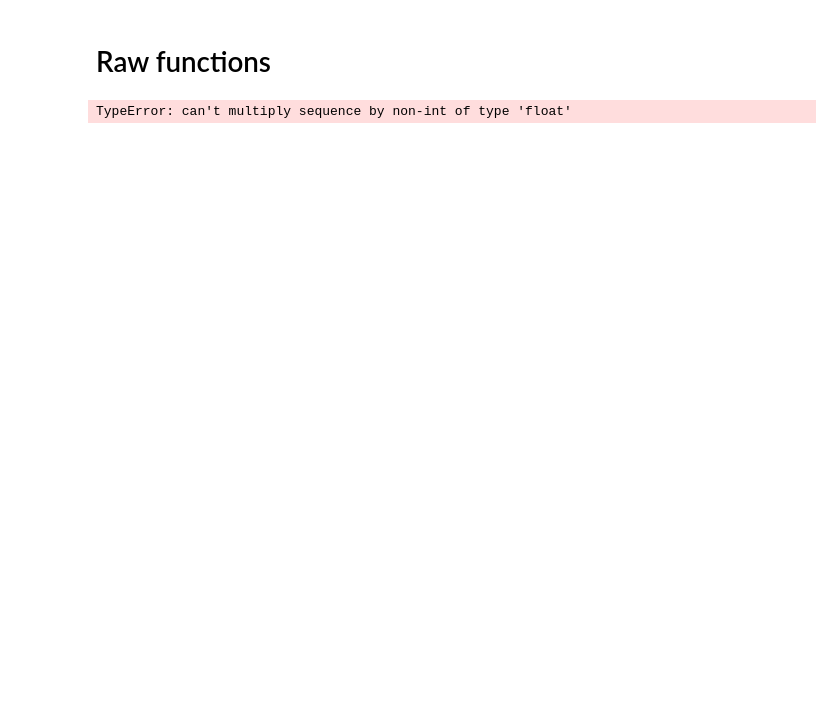
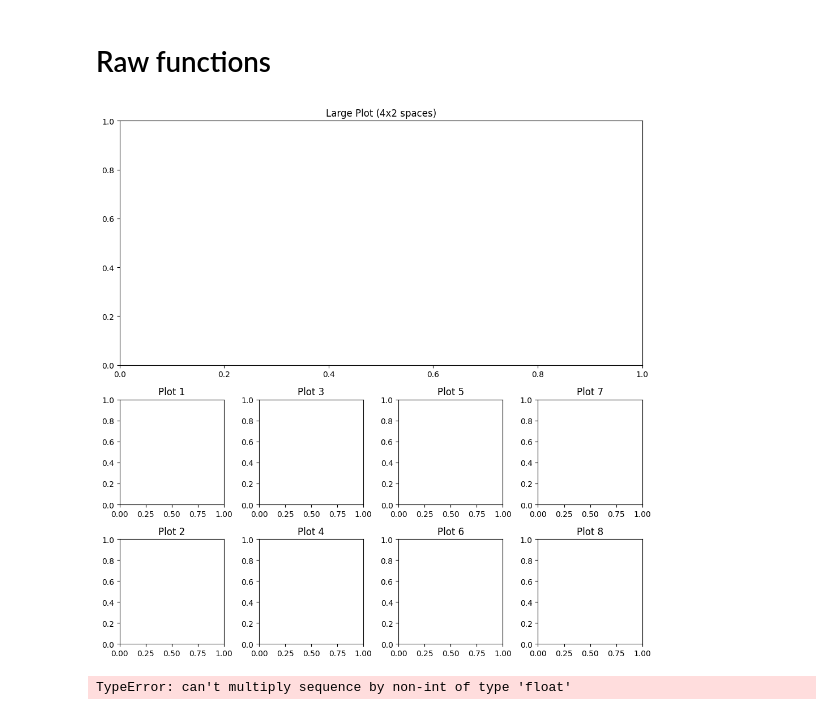
Before and after one commit to raulgarciadiez/EIS_HIROF, a Jupyter notebook: EIS_customized_flow.ipynb, the cells around one changed output. Cells and saved outputs as stored; diff of their text form; code cells hidden in the pictures; blank space fills up the shorter version.

```diff
--- a/EIS_customized_flow.ipynb
+++ b/EIS_customized_flow.ipynb
@@ -285,5 +293,29 @@ Ewe=1.58 V, Optimal parameters: R0=10.856191159757895, R1=1.9999999999999998, fs
 # %% [markdown]
 # Raw functions
+# %%
+import matplotlib.gridspec as gridspec
+
+# Create a 4x4 grid
+fig = plt.figure(figsize=(10, 10))
+gs = gridspec.GridSpec(4, 4)
+
+# Create the large plot spanning the first 4x2 spaces
+ax1 = fig.add_subplot(gs[:2, :])
+ax1.set_title('Large Plot (4x2 spaces)')
+
+# Create the individual plots for the remaining 8 spaces
+axes = []
+for i in range(4):
+    for j in range(2, 4):
+        ax = fig.add_subplot(gs[j, i])
+        ax.set_title(f'Plot {i * 2 + (j - 2) + 1}')
+        axes.append(ax)
+
+# Display the plots
+plt.tight_layout()
+#plt.show()
+# %% [output]
+[figure, added]
 # %%
 def cir_RsRQRQ(w, Rs, R='none', Q='none', n=1., R2='none', Q2='none', n2=1.):
     '''
```
Also changed, not shown: parts of 2 cells of this notebook.
